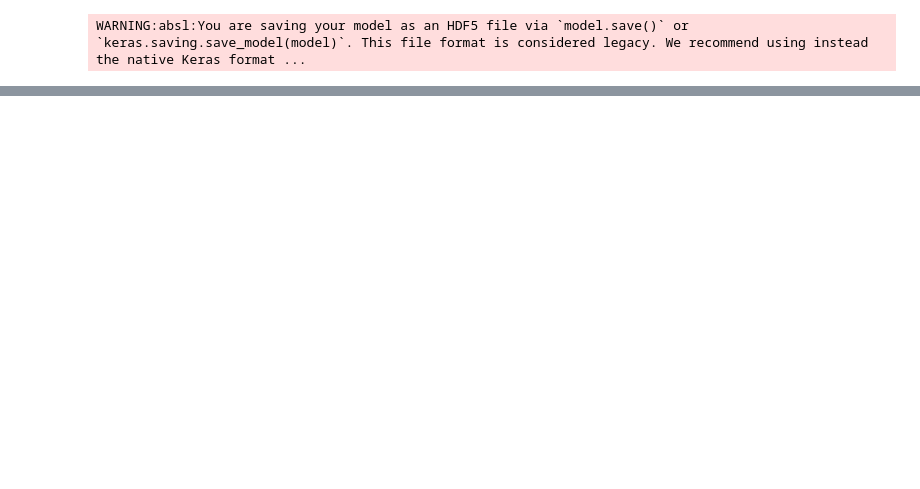
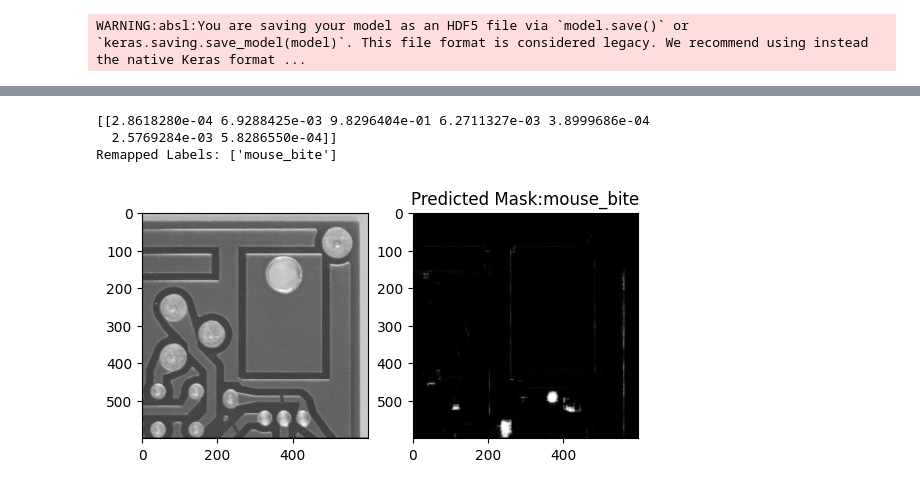
Before and after one commit to taubenus/PCB_Defects_Detection, a Jupyter notebook: notebooks/models/PCB_enhanced_unet_segmentation_classification.ipynb, the cells around one changed output, grey strips where cells are left out. Saved outputs shown, nothing was run; the diff lists cells and outputs as text; code cells hidden in the pictures; blank space fills up the shorter version.

```diff
--- a/notebooks/models/PCB_enhanced_unet_segmentation_classification.ipynb
+++ b/notebooks/models/PCB_enhanced_unet_segmentation_classification.ipynb
@@ -1122,0 +1171,11 @@ for i in range(14,24,1):
+# %%
+image_test3 = []
+gray_image3 = []
+image_test3 = cv2.imread('C:/users/wfaiz/Data_Science/PCB_Defect/data_full/Images/rotation_270_light_10_open_circuit_03_1_600.jpg')
+
+image_test3 = cv2.resize(image_test3, (600, 600))  # Resize
+gray_image3 = cv2.cvtColor(image_test3, cv2.COLOR_BGR2GRAY)
+image_array_test3 = np.asarray(gray_image3) / 255.0 #normalize
+# %%
+image_array_test3 = np.expand_dims(image_array_test3, axis=0)  # Add batch dimension
+y_pred3, y_class3 = model.predict(image_array_test3)
@@ -1122,0 +1184,22 @@ for i in range(14,24,1):
+# %%
+print(y_class3)
+predicted_label3 = np.argmax(y_class2, axis=1)
+remapped_label3 = [class_labels_pred[label] for label in predicted_label3]
+
+# Print the remapped labels
+print("Remapped Labels:", remapped_label3)
+# %% [output]
+[[2.8618280e-04 6.9288425e-03 9.8296404e-01 6.2711327e-03 3.8999686e-04
+  2.5769284e-03 5.8286550e-04]]
+Remapped Labels: ['mouse_bite']
+# %%
+
+plt.subplot(121)
+plt.imshow(gray_image3.squeeze(), cmap='gray')
+
+plt.subplot(122)
+plt.imshow(y_pred3.squeeze(), cmap='gray')
+plt.title('Predicted Mask:' +remapped_label3[0])
+plt.show()
+# %% [output]
+[figure, added]
```
Also changed, not shown: parts of 26 cells of this notebook, 12 other files.
